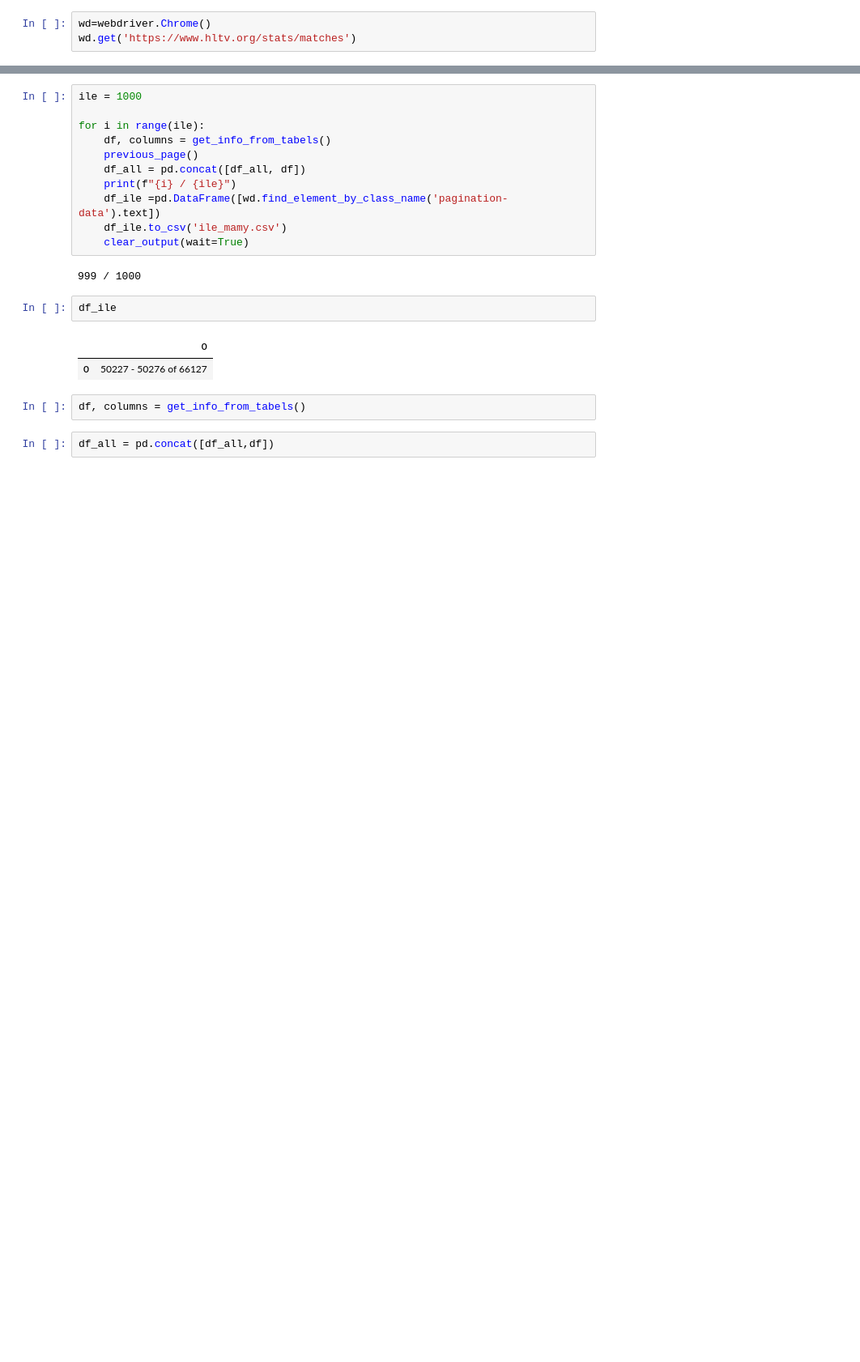
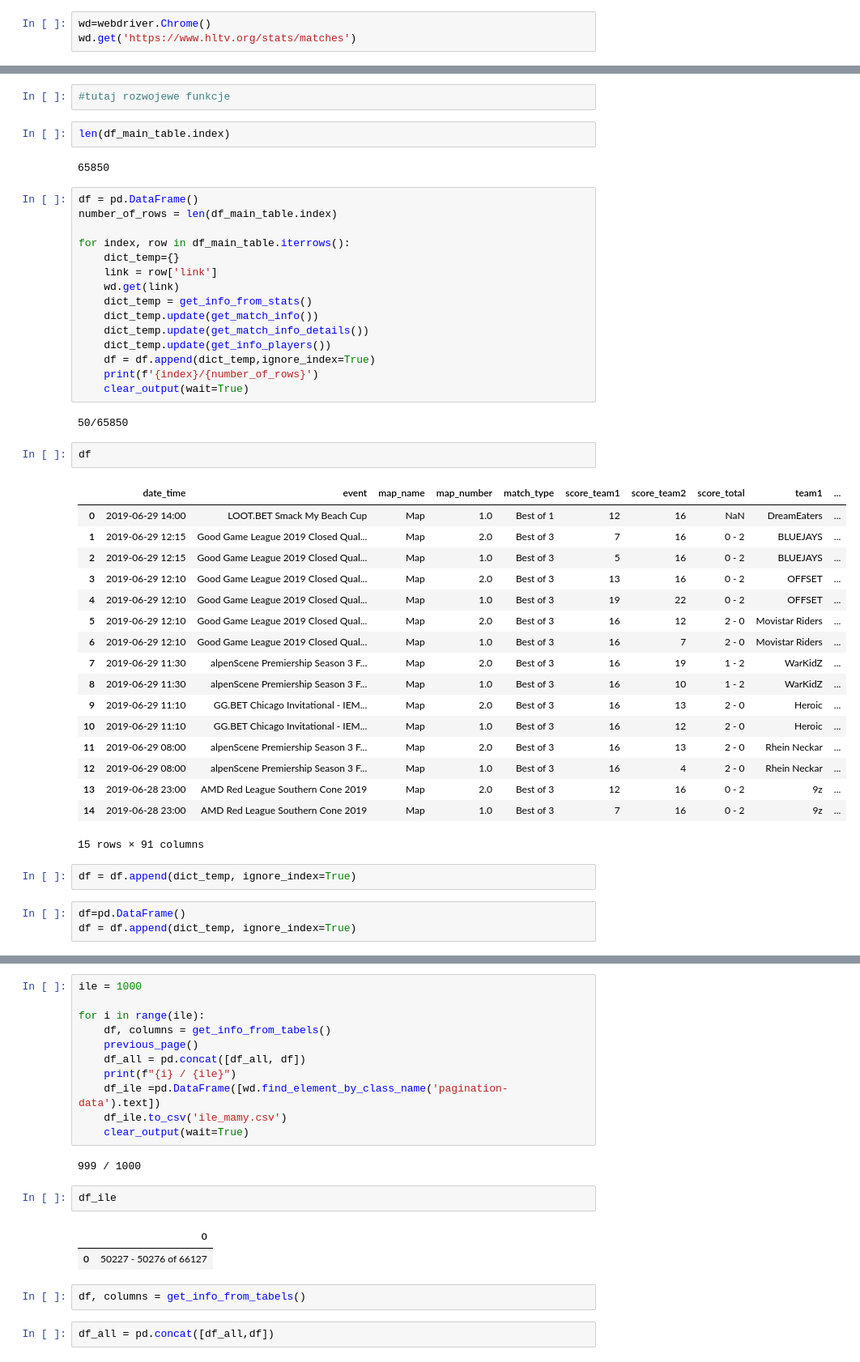
Before and after one commit to madbubu/project_cs_prediction, a Jupyter notebook: project_cs_prediction.ipynb, the cells around one changed output, grey strips where cells are left out. Shown: that part at 81% size. Cells and saved outputs as stored; diff of their text form; blank space fills up the shorter version.

```diff
--- a/project_cs_prediction.ipynb
+++ b/project_cs_prediction.ipynb
@@ -72,0 +216,48 @@ def in_database(df, last_element):
+# %%
+#tutaj rozwojewe funkcje
+# %%
+len(df_main_table.index)
+# %% [output]
+65850
+# %%
+df = pd.DataFrame()
+number_of_rows = len(df_main_table.index)
+
+for index, row in df_main_table.iterrows():
+    dict_temp={}
+    link = row['link']
+    wd.get(link)
+    dict_temp = get_info_from_stats()
+    dict_temp.update(get_match_info())
+    dict_temp.update(get_match_info_details())
+    dict_temp.update(get_info_players())
+    df = df.append(dict_temp,ignore_index=True)
+    print(f'{index}/{number_of_rows}')
+    clear_output(wait=True)
+# %% [output]
+50/65850
+# %%
+df
+# %% [output]
+|  | date_time | event | map_name | map_number | match_type | score_team1 | score_team2 | score_total | team1 | ... |
+| 0 | 2019-06-29 14:00 | LOOT.BET Smack My Beach Cup | Map | 1.0 | Best of 1 | 12 | 16 | NaN | DreamEaters | ... |
+| 1 | 2019-06-29 12:15 | Good Game League 2019 Closed Qual... | Map | 2.0 | Best of 3 | 7 | 16 | 0 - 2 | BLUEJAYS | ... |
+| 2 | 2019-06-29 12:15 | Good Game League 2019 Closed Qual... | Map | 1.0 | Best of 3 | 5 | 16 | 0 - 2 | BLUEJAYS | ... |
+| 3 | 2019-06-29 12:10 | Good Game League 2019 Closed Qual... | Map | 2.0 | Best of 3 | 13 | 16 | 0 - 2 | OFFSET | ... |
+| 4 | 2019-06-29 12:10 | Good Game League 2019 Closed Qual... | Map | 1.0 | Best of 3 | 19 | 22 | 0 - 2 | OFFSET | ... |
+| 5 | 2019-06-29 12:10 | Good Game League 2019 Closed Qual... | Map | 2.0 | Best of 3 | 16 | 12 | 2 - 0 | Movistar Riders | ... |
+| 6 | 2019-06-29 12:10 | Good Game League 2019 Closed Qual... | Map | 1.0 | Best of 3 | 16 | 7 | 2 - 0 | Movistar Riders | ... |
+| 7 | 2019-06-29 11:30 | alpenScene Premiership Season 3 F... | Map | 2.0 | Best of 3 | 16 | 19 | 1 - 2 | WarKidZ | ... |
+| 8 | 2019-06-29 11:30 | alpenScene Premiership Season 3 F... | Map | 1.0 | Best of 3 | 16 | 10 | 1 - 2 | WarKidZ | ... |
+| 9 | 2019-06-29 11:10 | GG.BET Chicago Invitational - IEM... | Map | 2.0 | Best of 3 | 16 | 13 | 2 - 0 | Heroic | ... |
+| 10 | 2019-06-29 11:10 | GG.BET Chicago Invitational - IEM... | Map | 1.0 | Best of 3 | 16 | 12 | 2 - 0 | Heroic | ... |
+| 11 | 2019-06-29 08:00 | alpenScene Premiership Season 3 F... | Map | 2.0 | Best of 3 | 16 | 13 | 2 - 0 | Rhein Neckar | ... |
+| 12 | 2019-06-29 08:00 | alpenScene Premiership Season 3 F... | Map | 1.0 | Best of 3 | 16 | 4 | 2 - 0 | Rhein Neckar | ... |
+| 13 | 2019-06-28 23:00 | AMD Red League Southern Cone 2019 | Map | 2.0 | Best of 3 | 12 | 16 | 0 - 2 | 9z | ... |
+| 14 | 2019-06-28 23:00 | AMD Red League Southern Cone 2019 | Map | 1.0 | Best of 3 | 7 | 16 | 0 - 2 | 9z | ... |
+15 rows × 91 columns
+# %%
+df = df.append(dict_temp, ignore_index=True)
+# %%
+df=pd.DataFrame()
+df = df.append(dict_temp, ignore_index=True)
```
Also changed, not shown: parts of 66 cells of this notebook.
